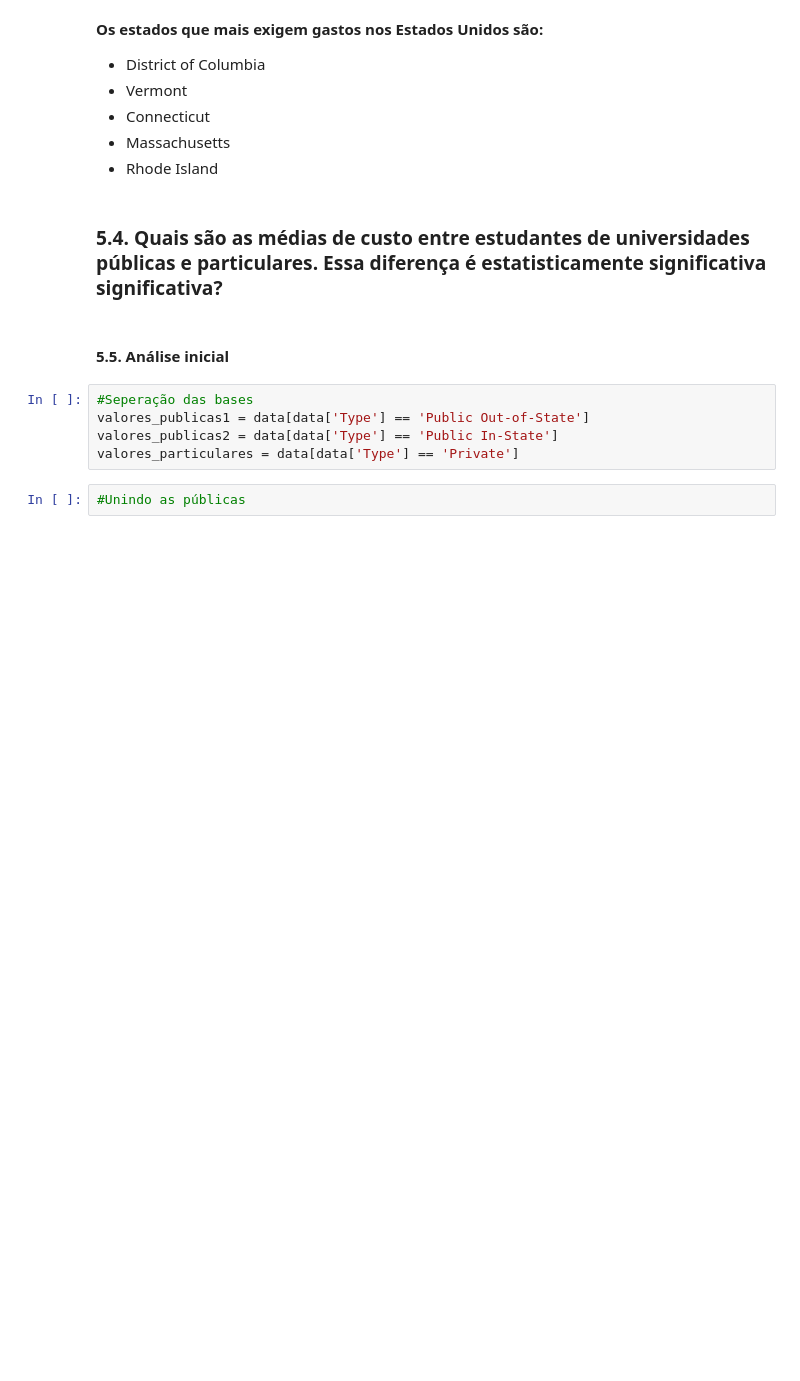
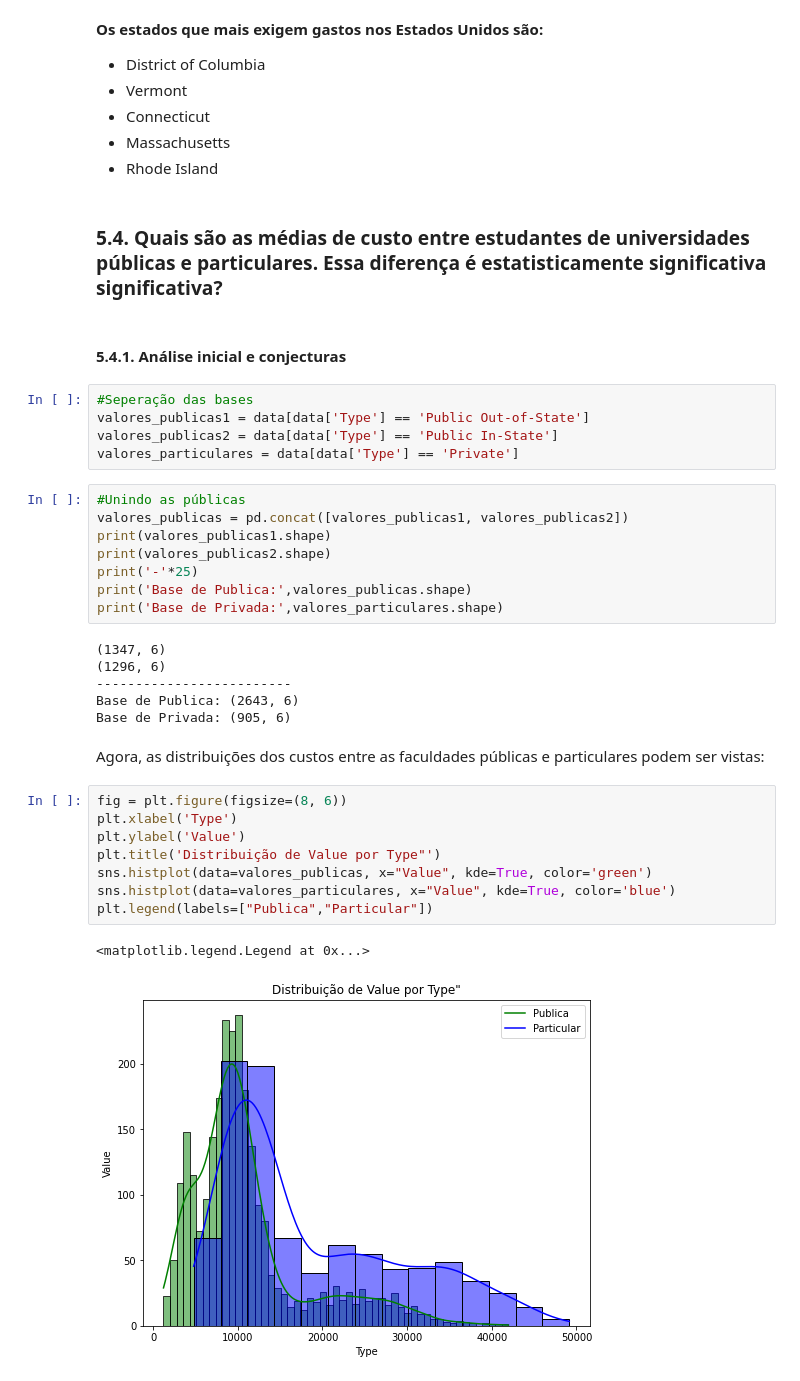
Before and after one commit to gabriellfelipe7/AnaliseExploratoria_AverageCostStudentUSA, a Jupyter notebook: AnaliseExploratoria_AverageCostStudentUSA.ipynb, the cells around one changed output. Cells and saved outputs as stored; diff of their text form; blank space fills up the shorter version.

```diff
--- a/AnaliseExploratoria_AverageCostStudentUSA.ipynb
+++ b/AnaliseExploratoria_AverageCostStudentUSA.ipynb
@@ -509,11 +509,36 @@ sns.barplot(data = top_5_custo, x = 'State' , y = "Value")
 # %% [markdown]
 ### **5.4. Quais são as médias de custo entre estudantes de universidades públicas e particulares. Essa diferença é estatisticamente significativa significativa?**
 # %% [markdown]
-#### **5.5. Análise inicial**
+#### **5.4.1. Análise inicial e conjecturas**
 # %%
 #Seperação das bases
 valores_publicas1 = data[data['Type'] == 'Public Out-of-State']
 valores_publicas2 = data[data['Type'] == 'Public In-State']
 valores_particulares = data[data['Type'] == 'Private']
-# %%
-#Unindo as públicas
+# %%
+#Unindo as públicas
+valores_publicas = pd.concat([valores_publicas1, valores_publicas2])
+print(valores_publicas1.shape)
+print(valores_publicas2.shape)
+print('-'*25)
+print('Base de Publica:',valores_publicas.shape)
+print('Base de Privada:',valores_particulares.shape)
+# %% [output]
+(1347, 6)
+(1296, 6)
+-------------------------
+Base de Publica: (2643, 6)
+Base de Privada: (905, 6)
+# %% [markdown]
+Agora, as distribuições dos custos entre as faculdades públicas e particulares podem ser vistas:
+# %%
+fig = plt.figure(figsize=(8, 6))
+plt.xlabel('Type')
+plt.ylabel('Value')
+plt.title('Distribuição de Value por Type"')
+sns.histplot(data=valores_publicas, x="Value", kde=True, color='green')
+sns.histplot(data=valores_particulares, x="Value", kde=True, color='blue')
+plt.legend(labels=["Publica","Particular"])
+# %% [output]
+<matplotlib.legend.Legend at 0x...>
+[figure, added]
```
Also changed, not shown: parts of 6 cells of this notebook.
